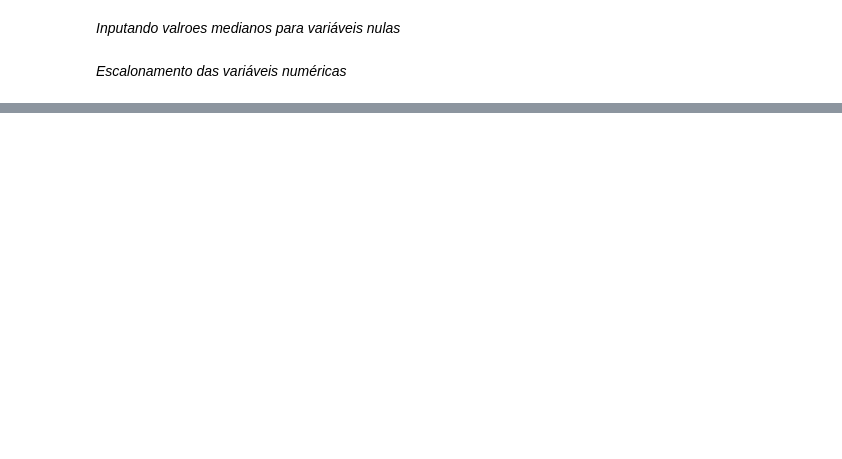
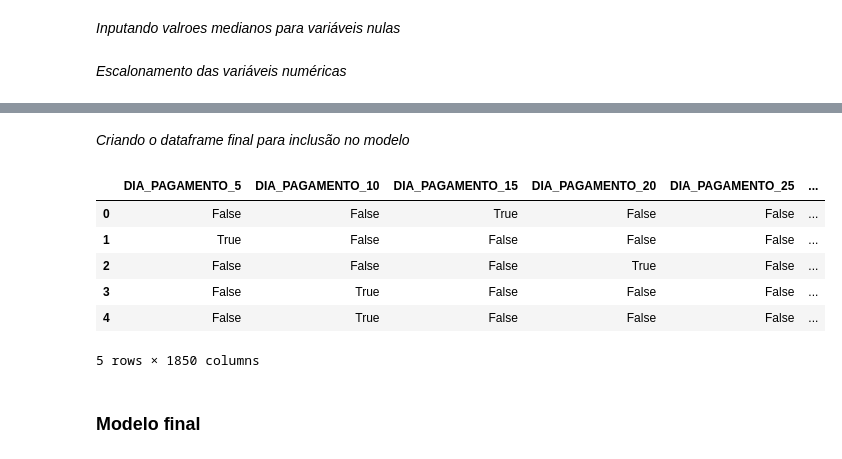
Before and after one commit to luzgui1/ds_mba, a Jupyter notebook: Feature_Engeneering/projeto_integrado.ipynb, the cells around one changed output, grey strips where cells are left out. Cells and saved outputs as stored; diff of their text form; code cells hidden in the pictures; blank space fills up the shorter version.

```diff
--- a/Feature_Engeneering/projeto_integrado.ipynb
+++ b/Feature_Engeneering/projeto_integrado.ipynb
@@ -265,12 +321,3 @@ Nota-se que 8 variáveis apresentam valores nulos
 #### Colunas com menos de 10% de valores nulls
 # %% [markdown]
 A exclusão de linhas com menos de 10% de valores nulos é uma estratégia adequada para um modelo baseline, principalmente porque tem um impacto mínimo no conjunto de dados como um todo. Ao remover apenas uma pequena fração das linhas, preserva-se a grande maioria dos dados, mantendo assim a estrutura geral e as relações entre as variáveis praticamente inalteradas. Esta abordagem oferece uma solução simples e rápida, com baixo risco de introduzir viés significativo ou alterar substancialmente as características do dataset. O impacto reduzido nos dados permite uma análise inicial eficiente, enquanto mantém a integridade e a representatividade do conjunto original, tornando-a uma escolha pragmática para as primeiras etapas do processo de modelagem.
-# %%
-# Identificando colunas com menos de 10% de valores nulos usando df_nulls
-colunas_menos_10_porcento = df_nulls[df_nulls['Porcentagem de Nulos (%)'] < 10].index.tolist()
-
-# Removendo linhas com valores nulos nas colunas identificadas
-dataset = dataset.dropna(subset=colunas_menos_10_porcento)
-
-print("Número de linhas após remoção:", len(dataset))
-print("Colunas afetadas:", colunas_menos_10_porcento)
@@ -279,0 +367,7 @@ Colunas afetadas: ['TIPO_RESIDENCIA', 'MESES_RESIDENCIA']
+# %%
+# Tratamento de valores nulos para MESES_RESIDENCIA usando a mediana
+meses_residencia_median = dataset['MESES_RESIDENCIA'].median()
+dataset['MESES_RESIDENCIA'] = dataset['MESES_RESIDENCIA'].fillna(meses_residencia_median)
+print("Tratamento de valores nulos para MESES_RESIDENCIA concluído.")
+print("Mediana utilizada para preenchimento de MESES_RESIDENCIA:", meses_residencia_median)
+print("Quantidade de valores nulos restantes em MESES_RESIDENCIA:", dataset['MESES_RESIDENCIA'].isnull().sum())
@@ -295,14 +393,6 @@ Justificativa da abordagem:
 4. Adequação ao contexto: Para informações como profissão, nível educacional e localização, "Não informado" é uma representação apropriada da ausência de dados.
 # %%
 # Substituindo valores nulos por 999 para colunas numéricas
-colunas_numericas = ['TIPO_OCUPACAO', 'CODIGO_PROFISSAO', 'CODIGO_PROFISSAO_CONJUGE', 'NIVEL_EDUCACIONAL_CONJUGE']
+colunas_numericas = ['CODIGO_PROFISSAO', 'CODIGO_PROFISSAO_CONJUGE', 'NIVEL_EDUCACIONAL_CONJUGE']
 for coluna in colunas_numericas:
     dataset[coluna] = dataset[coluna].fillna(999)
-
-# Substituindo valores nulos por "Não informado" para colunas de texto
-colunas_texto = ['CIDADE_PROFISSIONAL', 'BAIRRO_PROFISSIONAL']
-for coluna in colunas_texto:
-    dataset[coluna] = dataset[coluna].replace(' ','Não informado').fillna("Não informado")
-
-print("Tratamento de valores nulos concluído.")
-print(dataset[colunas_numericas + colunas_texto].isnull().sum())
@@ -380,3 +519,5 @@ Coluna: ROTULO_ALVO_MAU=1
+# %%
+dataset = dataset.astype(datatypes)
 # %% [markdown]
 #### **Análise dados numéricos**
 # %%
@@ -487,0 +595,27 @@ dataset_scaled
+# %% [markdown]
+_Criando o dataframe final para inclusão no modelo_
+# %%
+# Criando dummies
+# Concatenando dataframe final
+
+cat_columns = dataset.select_dtypes(include='object')
+
+# Perform one-hot encoding on categorical columns
+dummies = pd.get_dummies(dataset[cat_columns.columns], drop_first=True, prefix=cat_columns.columns)
+
+
+final_dataset = pd.concat([dummies,dataset_scaled,dataset['ROTULO_ALVO_MAU=1']],axis=1)
+
+final_dataset.reset_index(drop=True)
+
+final_dataset.head()
+# %% [output]
+|  | DIA_PAGAMENTO_5 | DIA_PAGAMENTO_10 | DIA_PAGAMENTO_15 | DIA_PAGAMENTO_20 | DIA_PAGAMENTO_25 | ... |
+| 0 | False | False | True | False | False | ... |
+| 1 | True | False | False | False | False | ... |
+| 2 | False | False | False | True | False | ... |
+| 3 | False | True | False | False | False | ... |
+| 4 | False | True | False | False | False | ... |
+5 rows × 1850 columns
+# %% [markdown]
+### Modelo final
```
Also changed, not shown: parts of 28 cells of this notebook, 1 other file.
